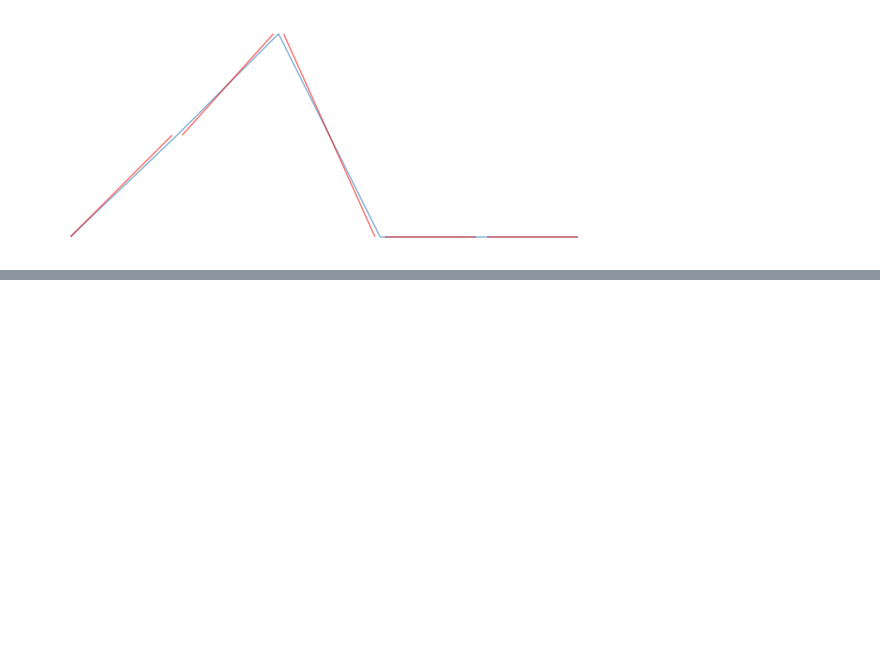
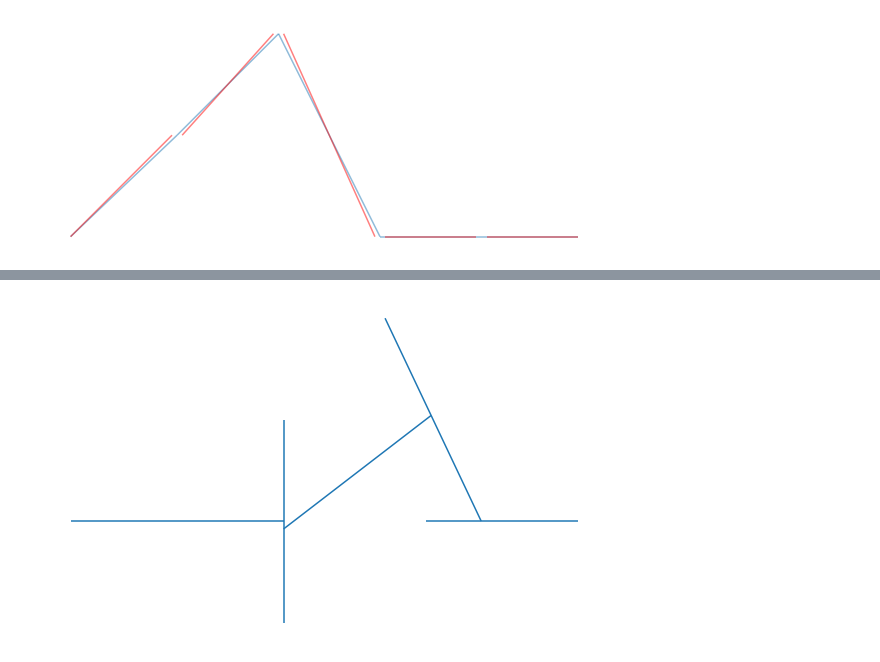
Before and after one commit to pysal/momepy, a Jupyter notebook: docs/user_guide/elements/preprocessing.ipynb, the cells around one changed output, grey strips where cells are left out. Saved outputs shown, nothing was run; the diff lists cells and outputs as text; code cells hidden in the pictures; blank space fills up the shorter version.

```diff
--- a/docs/user_guide/elements/preprocessing.ipynb
+++ b/docs/user_guide/elements/preprocessing.ipynb
@@ -38,0 +100,6 @@ ax.set_axis_off()
+# %%
+extended = momepy.extend_lines(df, tolerance=.2)
+# %%
+extended.plot(figsize=(10, 10)).set_axis_off()
+# %% [output]
+[figure, added]
```
Also changed, not shown: parts of 25 cells of this notebook, 2 other files.
